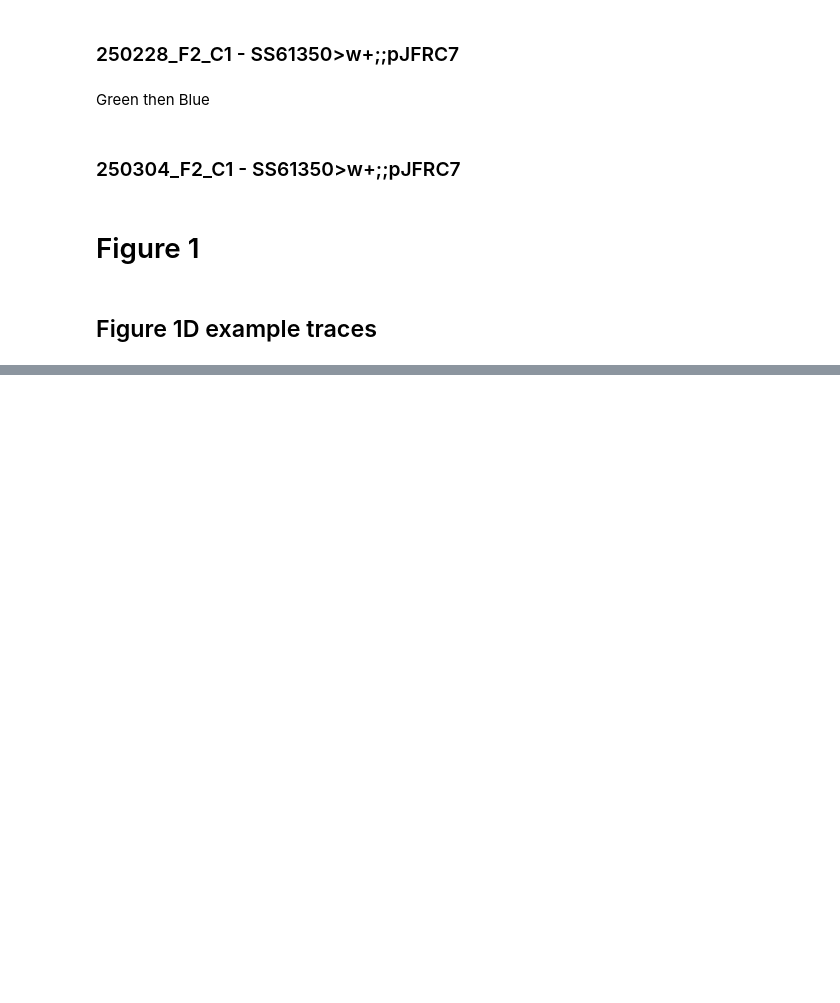
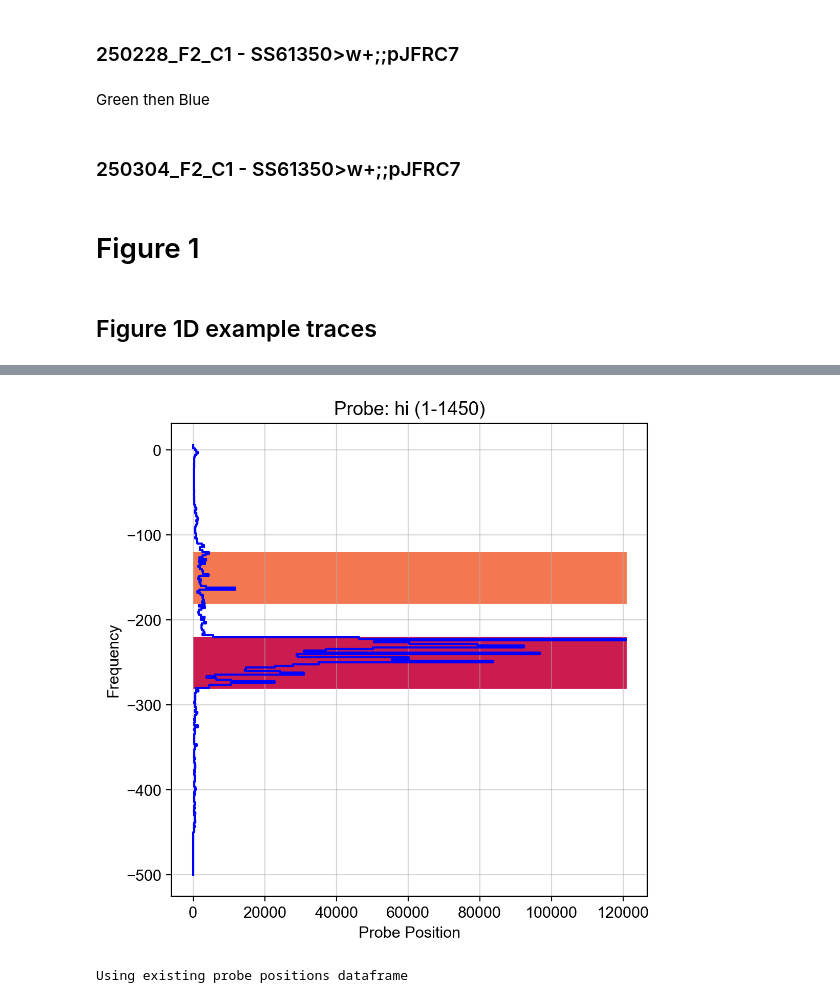
Before and after one commit to tony-azevedo/FlyLearning, a Jupyter notebook: opcond_Figure1_Figure2.ipynb, the cells around one changed output, grey strips where cells are left out. Cells and saved outputs as stored; diff of their text form; code cells hidden in the pictures; blank space fills up the shorter version.

```diff
--- a/opcond_Figure1_Figure2.ipynb
+++ b/opcond_Figure1_Figure2.ipynb
@@ -621,0 +664,4 @@ fig, ax = T.plot_probe_distribution()
+# %%
+fig
+# %% [output]
+[figure, added]
@@ -622,3 +672,7 @@ fig, ax = T.plot_probe_distribution()
+# %%
+ppdf = T.probe_positions_df()
+# %% [output]
+Using existing probe positions dataframe
 # %%
 fig = T.plot_probe_position_heatmap()
 # %%
```
Also changed, not shown: parts of 14 cells of this notebook, 10 other files.
